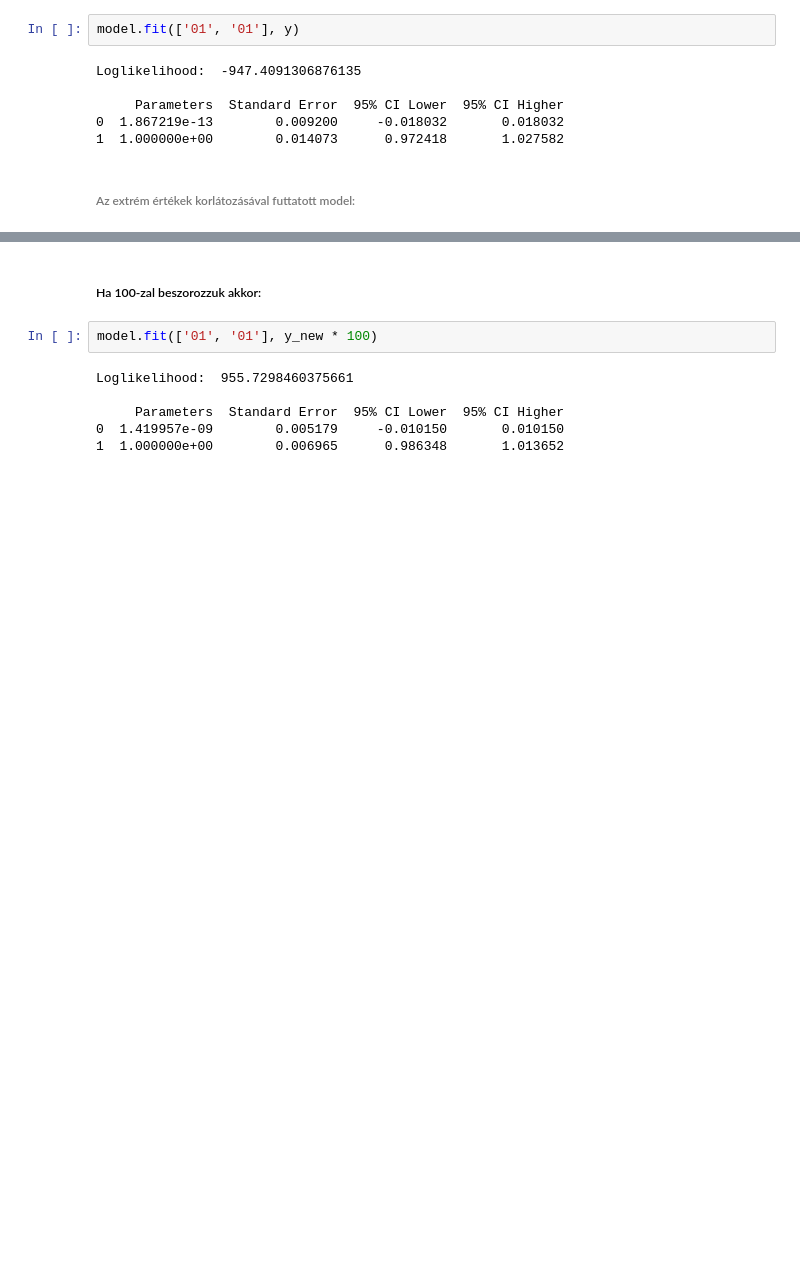
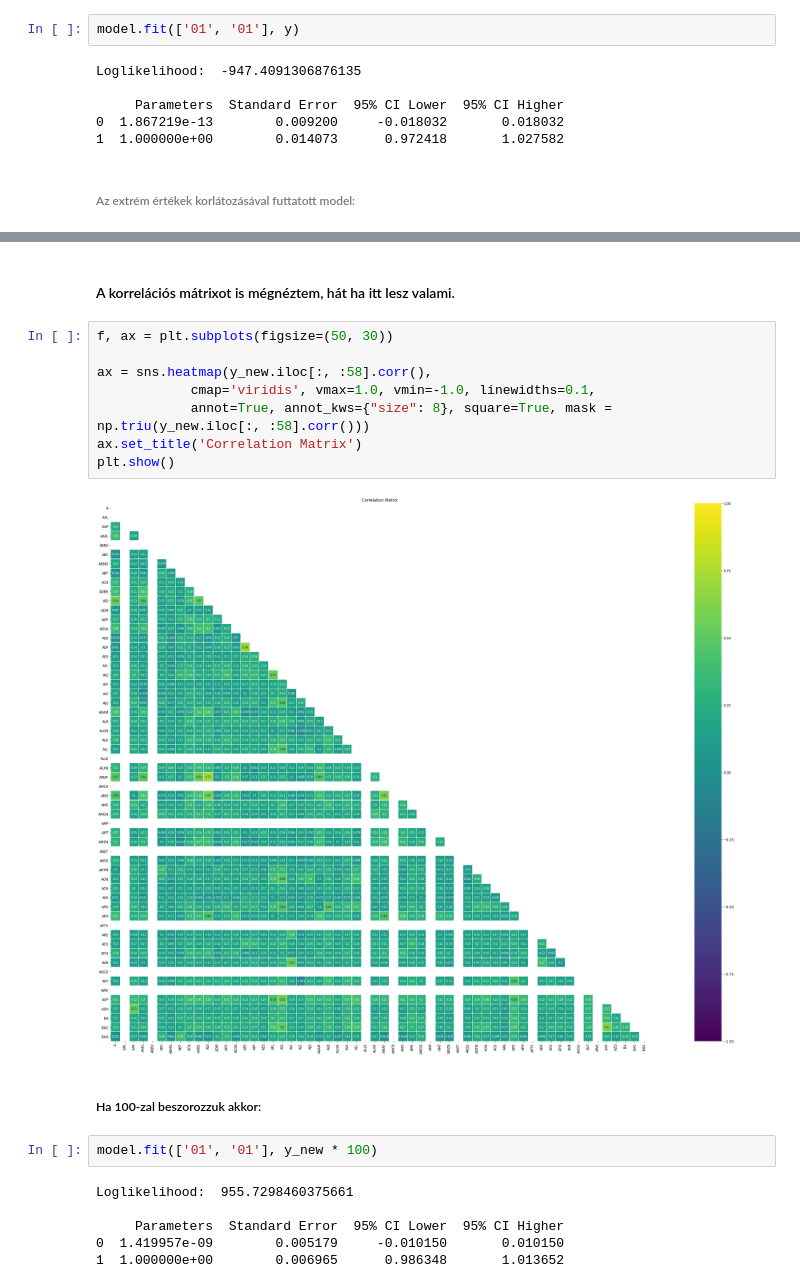
Before and after one commit to NemesiP/volatility-forecasting, a Jupyter notebook: Examples/Panel_GARCH_problem.ipynb, the cells around one changed output, grey strips where cells are left out. Cells and saved outputs as stored; diff of their text form; blank space fills up the shorter version.

```diff
--- a/Examples/Panel_GARCH_problem.ipynb
+++ b/Examples/Panel_GARCH_problem.ipynb
@@ -86,3 +158,15 @@ Loglikelihood:  -955.4157812156991
+# %% [markdown]
+#### A korrelációs mátrixot is mégnéztem, hát ha itt lesz valami.
+# %%
+f, ax = plt.subplots(figsize=(50, 30))
+
+ax = sns.heatmap(y_new.iloc[:, :58].corr(),
+            cmap='viridis', vmax=1.0, vmin=-1.0, linewidths=0.1,
+            annot=True, annot_kws={"size": 8}, square=True, mask = np.triu(y_new.iloc[:, :58].corr()))
+ax.set_title('Correlation Matrix')
+plt.show()
+# %% [output]
+[figure, added]
 # %% [markdown]
 ##### Ha 100-zal beszorozzuk akkor:
 # %%
```
Also changed, not shown: parts of 19 cells of this notebook, 1 other file.
